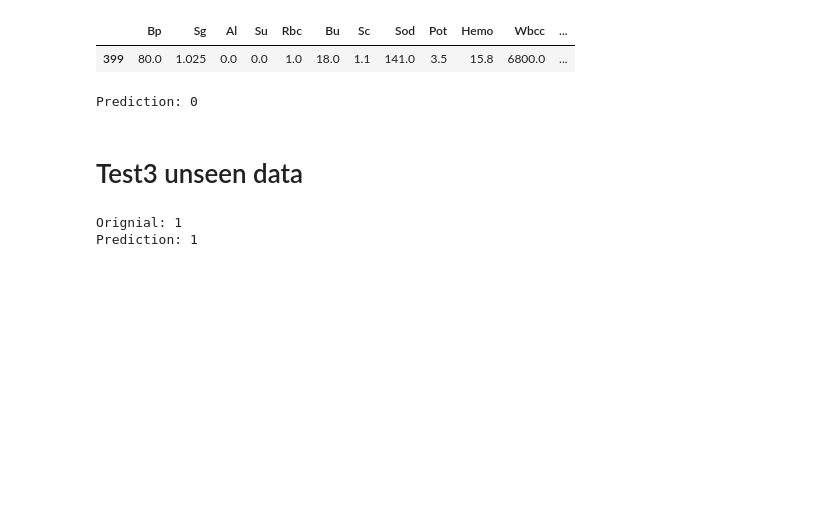
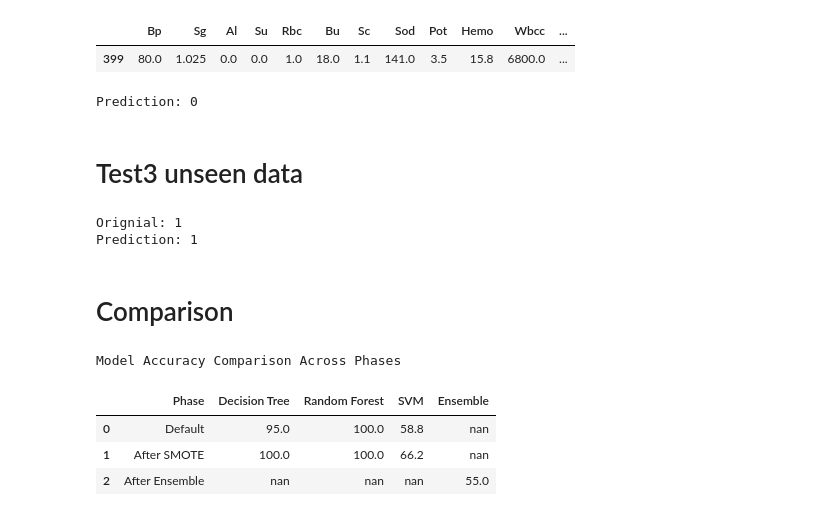
Before and after one commit to alamin147/kidney_disease, a Jupyter notebook: disease.ipynb, the cells around one changed output. Saved outputs shown, nothing was run; the diff lists cells and outputs as text; code cells hidden in the pictures; blank space fills up the shorter version.

```diff
--- a/disease.ipynb
+++ b/disease.ipynb
@@ -789,3 +789,41 @@ print("Prediction:", prediction)
 # %% [output]
 Orignial: 1
 Prediction: 1
+# %% [markdown]
+# Comparison
+# %%
+import pandas as pd
+
+# Create the accuracy data for different models and phases
+accuracy_data = {
+    'Phase': ['Default', 'After SMOTE', 'After Ensemble'],
+    'Decision Tree': [95.0, 100.0, None],  # Ensemble not applicable to Decision Tree
+    'Random Forest': [100.0, 100.0, None], # Ensemble not applicable to Random Forest
+    'SVM': [58.75, 66.25, None],           # SVM not included in ensemble phase
+    'Ensemble': [None, None, 55.0]          # Ensemble phase accuracy
+}
+
+accuracy_df = pd.DataFrame(accuracy_data)
+
+
+styled_df = (accuracy_df.style
+             .set_properties(**{
+                 'background-color': '#f2f2f2',
+                 'color': 'black',
+                 'border-color': 'black',
+                 'text-align': 'center'
+             })
+             .set_table_styles([
+                 {'selector': 'thead th', 'props': [('background-color', '#4CAF50'), ('color', 'white'), ('text-align', 'center')]},
+                 {'selector': 'th', 'props': [('text-align', 'center')]}
+             ])
+             .set_caption("Model Accuracy Comparison Across Phases")
+             .format(precision=1))
+
+styled_df
+# %% [output]
+Model Accuracy Comparison Across Phases
+|  | Phase | Decision Tree | Random Forest | SVM | Ensemble |
+| 0 | Default | 95.0 | 100.0 | 58.8 | nan |
+| 1 | After SMOTE | 100.0 | 100.0 | 66.2 | nan |
+| 2 | After Ensemble | nan | nan | nan | 55.0 |
```
